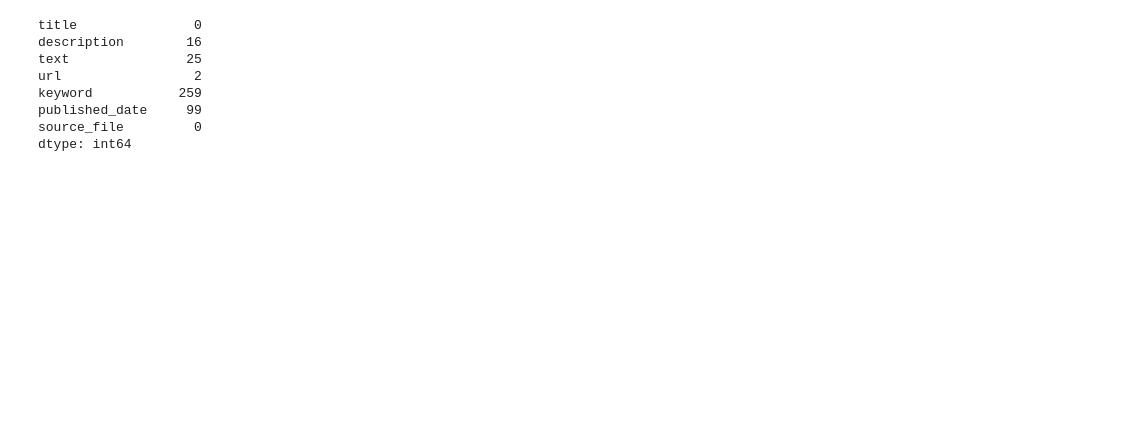
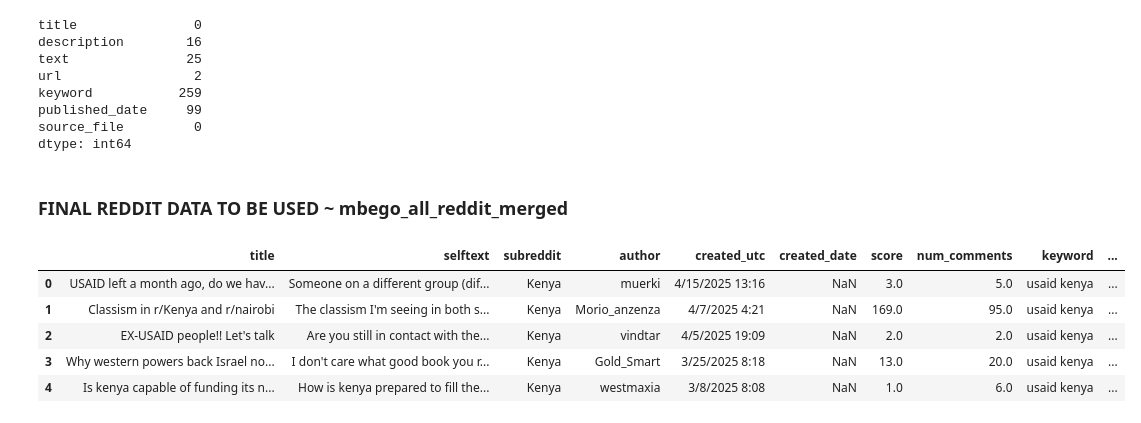
Before and after one commit to L-N-E0/USAID-Kenya-Sentiment-Analysis, a Jupyter notebook: notebooks/Cess.ipynb, the cells around one changed output. Saved outputs shown, nothing was run; the diff lists cells and outputs as text; code cells hidden in the pictures; blank space fills up the shorter version.

Commit message:
data cleaning

```diff
--- a/notebooks/Cess.ipynb
+++ b/notebooks/Cess.ipynb
@@ -339,0 +247,2 @@ FINAL REDDIT DATA TO BE USED ~ mbego_all_reddit_merged
+# %% [markdown]
+### FINAL REDDIT DATA TO BE USED ~ mbego_all_reddit_merged
@@ -339,0 +252,10 @@ FINAL REDDIT DATA TO BE USED ~ mbego_all_reddit_merged
+# %%
+reddit_df = pd.read_csv('C:/Users/hp/Desktop/DATA NEXUS PROJECTS/USAID-Kenya-Sentiment-Analysis/data/processed/individual datasets/mbego_all_reddit_merged.csv')
+reddit_df.head()
+# %% [output]
+|  | title | selftext | subreddit | author | created_utc | created_date | score | num_comments | keyword | ... |
+| 0 | USAID left a month ago, do we hav... | Someone on a different group (dif... | Kenya | muerki | 4/15/2025 13:16 | NaN | 3.0 | 5.0 | usaid kenya | ... |
+| 1 | Classism in r/Kenya and r/nairobi | The classism I'm seeing in both s... | Kenya | Morio_anzenza | 4/7/2025 4:21 | NaN | 169.0 | 95.0 | usaid kenya | ... |
+| 2 | EX-USAID people!! Let's talk | Are you still in contact with the... | Kenya | vindtar | 4/5/2025 19:09 | NaN | 2.0 | 2.0 | usaid kenya | ... |
+| 3 | Why western powers back Israel no... | I don't care what good book you r... | Kenya | Gold_Smart | 3/25/2025 8:18 | NaN | 13.0 | 20.0 | usaid kenya | ... |
+| 4 | Is kenya capable of funding its n... | How is kenya prepared to fill the... | Kenya | westmaxia | 3/8/2025 8:08 | NaN | 1.0 | 6.0 | usaid kenya | ... |
```
Also changed, not shown: parts of 59 cells of this notebook, 1 other file.
